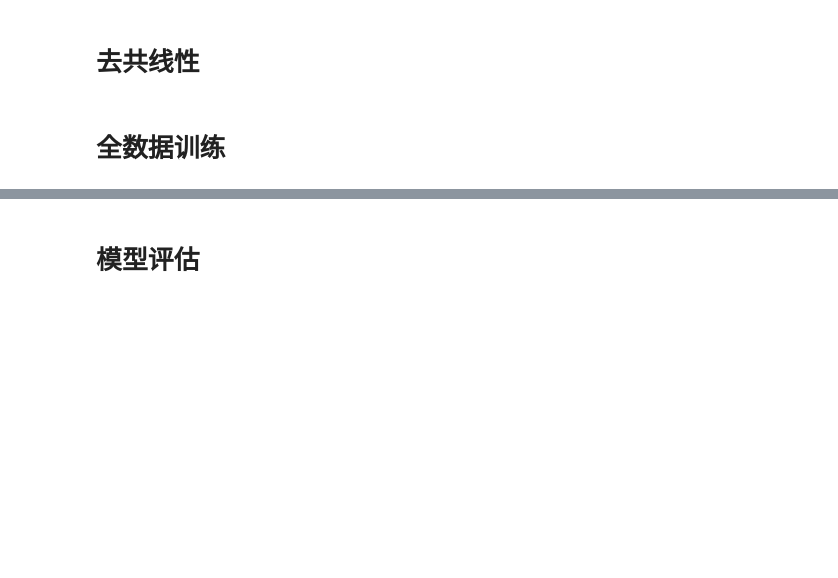
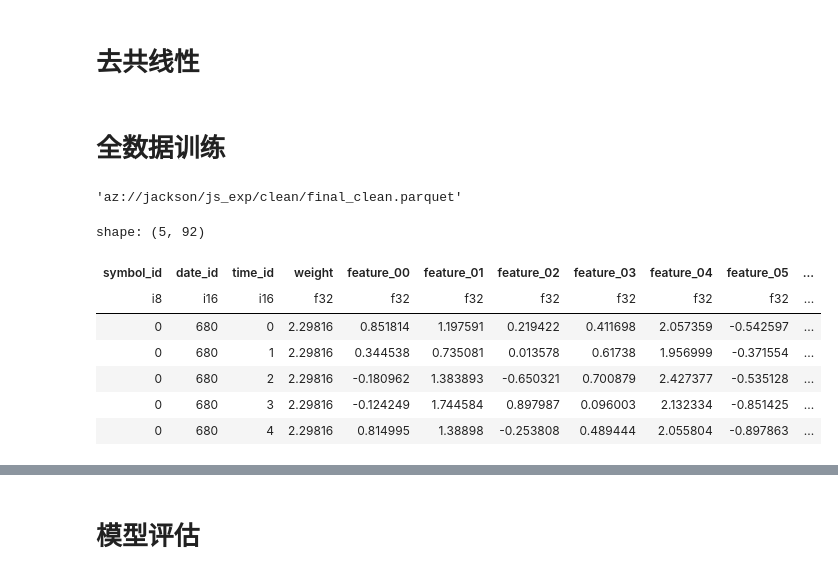
Before and after one commit to Jackson00Han/Jane-Street-Time-Series-Forecasting, a Jupyter notebook: main.ipynb, the cells around one changed output, grey strips where cells are left out. Saved outputs shown, nothing was run; the diff lists cells and outputs as text; code cells hidden in the pictures; blank space fills up the shorter version.

```diff
--- a/main.ipynb
+++ b/main.ipynb
@@ -1963,6 +2307,23 @@ keep = [order[i] for i in range(m) if keep_mask[i]]
 pd.DataFrame({'feature': keep}).to_csv("final_selected_features.csv", index=False)
 # %% [markdown]
 # 全数据训练
+# %%
+f"{BASE_DIR}/final_clean.parquet"
+# %% [output]
+'az://jackson/js_exp/clean/final_clean.parquet'
+# %%
+lx = pl.scan_parquet(f"{BASE_DIR}/final_clean.parquet", storage_options=fs.storage_options)
+
+lx.limit(5).collect()
+# %% [output]
+shape: (5, 92)
+| symbol_id | date_id | time_id | weight | feature_00 | feature_01 | feature_02 | feature_03 | feature_04 | feature_05 | ... |
+| i8 | i16 | i16 | f32 | f32 | f32 | f32 | f32 | f32 | f32 | ... |
+| 0 | 680 | 0 | 2.29816 | 0.851814 | 1.197591 | 0.219422 | 0.411698 | 2.057359 | -0.542597 | ... |
+| 0 | 680 | 1 | 2.29816 | 0.344538 | 0.735081 | 0.013578 | 0.61738 | 1.956999 | -0.371554 | ... |
+| 0 | 680 | 2 | 2.29816 | -0.180962 | 1.383893 | -0.650321 | 0.700879 | 2.427377 | -0.535128 | ... |
+| 0 | 680 | 3 | 2.29816 | -0.124249 | 1.744584 | 0.897987 | 0.096003 | 2.132334 | -0.851425 | ... |
+| 0 | 680 | 4 | 2.29816 | 0.814995 | 1.38898 | -0.253808 | 0.489444 | 2.055804 | -0.897863 | ... |
 # %%
 DATE_LO, DATE_HI = 680, 1529 # 指定训练/验证的 date_id 范围, 后期转为全部训练集
 
```
Also changed, not shown: parts of 32 cells of this notebook.
